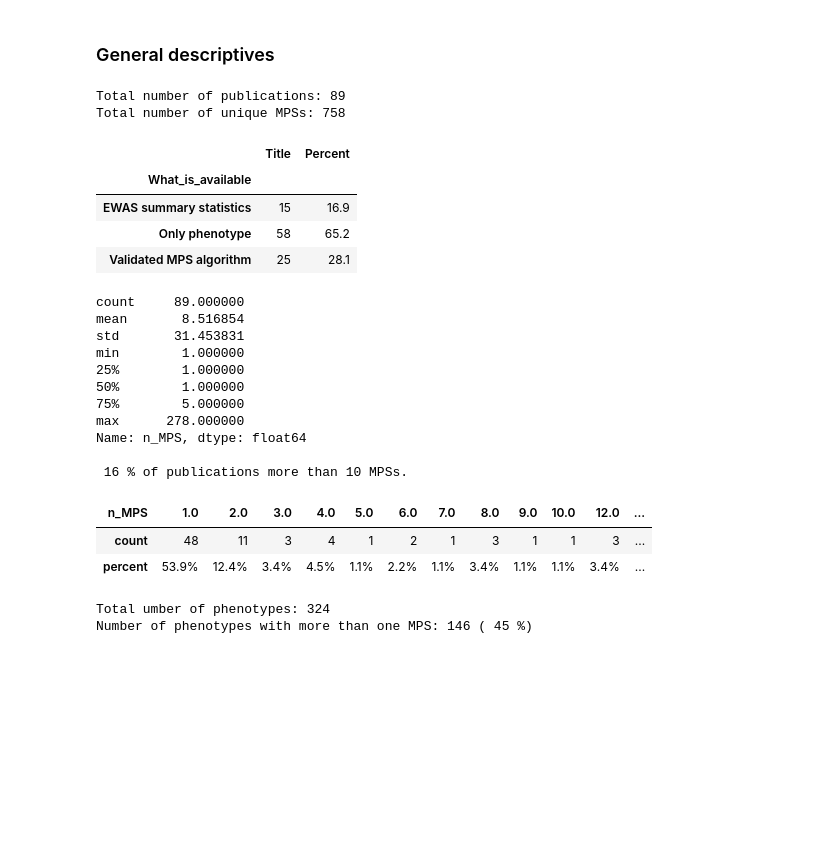
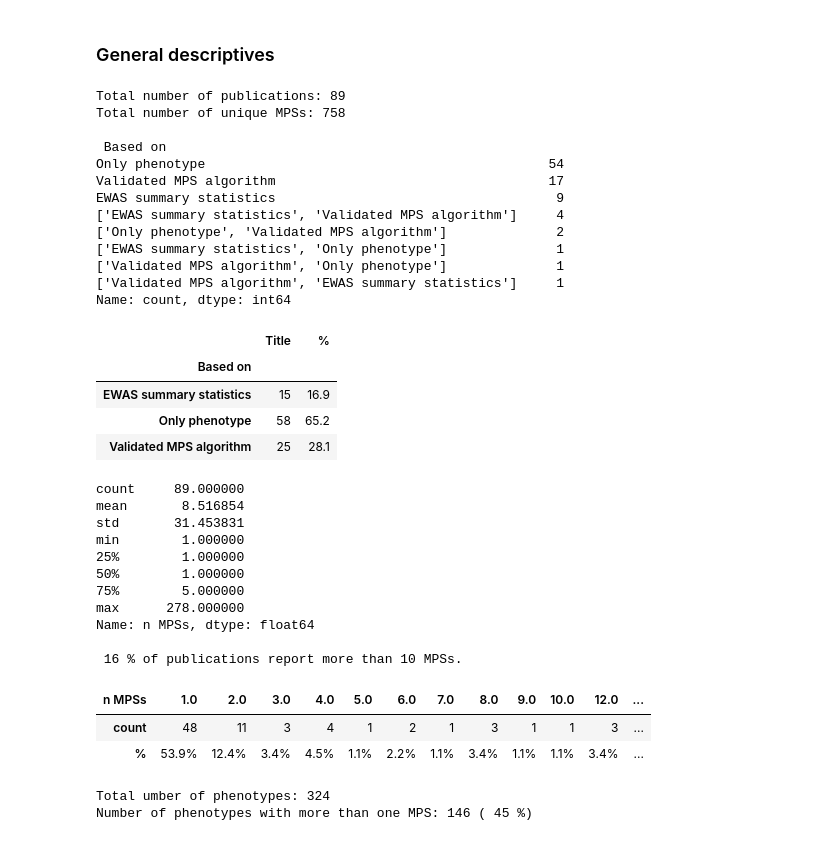
Before and after one commit to inDEPTHlab/DeMetRA-review, a Jupyter notebook: definitions/data_preprocessing.ipynb, the cells around one changed output. Cells and saved outputs as stored; diff of their text form; code cells hidden in the pictures; blank space fills up the shorter version.

```diff
--- a/definitions/data_preprocessing.ipynb
+++ b/definitions/data_preprocessing.ipynb
@@ -270,0 +373,4 @@ Index(['Identifier', 'base_use', 'Category', 'Phenotype', 'Link', 'Tissue',
+# %%
+pd.set_option('display.max_columns', None)
+print(mps_table.shape)
+mps_table.head(1)
@@ -271,65 +426,52 @@ Index(['Identifier', 'base_use', 'Category', 'Phenotype', 'Link', 'Tissue',
 # %% [markdown]
 ### STEP 2 - Descriptives
 # %%
-lit_main = pd.read_csv(f'{assets_directory}MPS_literature_cleaned.csv')
-
-data = lit_main
-
-# Aggregate rows by publication
-
-def aggregate_values(series):
-    unique_values = series.unique()
-    if len(unique_values) == 1:
-        return unique_values[0]
-    else:
-        return list(unique_values)
-
-# Group by 'Title' and apply the custom aggregation function
-glit = lit_main.groupby('Title').agg(aggregate_values).reset_index()
-n_MPS = lit_main.Title.value_counts()
-for t in n_MPS.index:
-    glit.loc[glit.Title == t, 'n_MPS'] = int(n_MPS[t])
+mps_table = pd.read_csv(f'{assets_directory}MPS_table_cleaned.csv')
+pub_table = pd.read_csv(f'{assets_directory}Publication_table_cleaned.csv')
 # %% [markdown]
 ### General descriptives
 # %%
+print('Total number of publications:', pub_table.shape[0])
+print('Total number of unique MPSs:', mps_table.shape[0])
+
+pubs_count = mps_table.groupby('Based on')['Title'].nunique().reset_index().set_index('Based on')
+
 # Add a column for the percentage of all titles
-total_titles = data['Title'].nunique()
+pubs_count['%'] = round((pubs_count['Title'] /  pub_table.shape[0]) * 100, 1)
 
-print('Total number of publications:', total_titles)
-print('Total number of unique MPSs:', data.shape[0])
+# NOTE: this has more total publications because some have more than 1 value for what_is_available
+print('\n', pub_table['Based on'].value_counts())
 
-pubs_count = data.groupby('What_is_available')['Title'].nunique().reset_index().set_index('What_is_available')
-
-pubs_count['Percent'] = round((pubs_count['Title'] / 89) * 100,1)
-
-# Display the result
 pubs_count
-# NOTE: this has more total publications because some have more than 1 value for what_is_available
-
-#pubs_multistrategy = data.groupby('Title')['What_is_available'].nunique()
-#pubs_multistrategy[pubs_multistrategy > 1] #.index.tolist()
-# 9 studies that more that 1 strategy
 # %% [output]
 Total number of publications: 89
 Total number of unique MPSs: 758
+
+ Based on
+Only phenotype                                            54
+Validated MPS algorithm                                   17
+EWAS summary statistics                                    9
+['EWAS summary statistics', 'Validated MPS algorithm']     4
+['Only phenotype', 'Validated MPS algorithm']              2
+['EWAS summary statistics', 'Only phenotype']              1
+['Validated MPS algorithm', 'Only phenotype']              1
+['Validated MPS algorithm', 'EWAS summary statistics']     1
+Name: count, dtype: int64
-|  | Title | Percent |
-| What_is_available |  |  |
+|  | Title | % |
+| Based on |  |  |
 | EWAS summary statistics | 15 | 16.9 |
 | Only phenotype | 58 | 65.2 |
 | Validated MPS algorithm | 25 | 28.1 |
 # %%
-print(glit.n_MPS.describe())
+print(pub_table['n MPSs'].describe())
 
-counts = glit.n_MPS.value_counts().sort_index(ascending=True)
+counts = pub_table['n MPSs'].value_counts().sort_index(ascending=True)
 percent = counts / counts.sum() * 100
 
 n_MPS_count = counts.to_frame(name='count')
-n_MPS_count['percent'] = percent.apply(lambda x: f"{x:.1f}%")
+n_MPS_count['%'] = percent.apply(lambda x: f"{x:.1f}%")
 
-print('\n', round(100 - sum(percent.iloc[0:10])), "% of publications more than 10 MPSs.")
-
-# more than 10 MPSs per pub
-# 3.4+3.4+2.2+1.1+1.1+1.1+1.1+1.1+1.1
+print('\n', round(100 - sum(percent.iloc[0:10])), "% of publications report more than 10 MPSs.")
 
 n_MPS_count.T
 # %% [output]
@@ -341,10 +483,10 @@ min        1.000000
 50%        1.000000
 75%        5.000000
 max      278.000000
-Name: n_MPS, dtype: float64
+Name: n MPSs, dtype: float64
 
- 16 % of publications more than 10 MPSs.
+ 16 % of publications report more than 10 MPSs.
-| n_MPS | 1.0 | 2.0 | 3.0 | 4.0 | 5.0 | 6.0 | 7.0 | 8.0 | 9.0 | 10.0 | 12.0 | ... |
+| n MPSs | 1.0 | 2.0 | 3.0 | 4.0 | 5.0 | 6.0 | 7.0 | 8.0 | 9.0 | 10.0 | 12.0 | ... |
 | count | 48 | 11 | 3 | 4 | 1 | 2 | 1 | 3 | 1 | 1 | 3 | ... |
-| percent | 53.9% | 12.4% | 3.4% | 4.5% | 1.1% | 2.2% | 1.1% | 3.4% | 1.1% | 1.1% | 3.4% | ... |
+| % | 53.9% | 12.4% | 3.4% | 4.5% | 1.1% | 2.2% | 1.1% | 3.4% | 1.1% | 1.1% | 3.4% | ... |
 # %%
```
Also changed, not shown: parts of 70 cells of this notebook, 9 other files.
